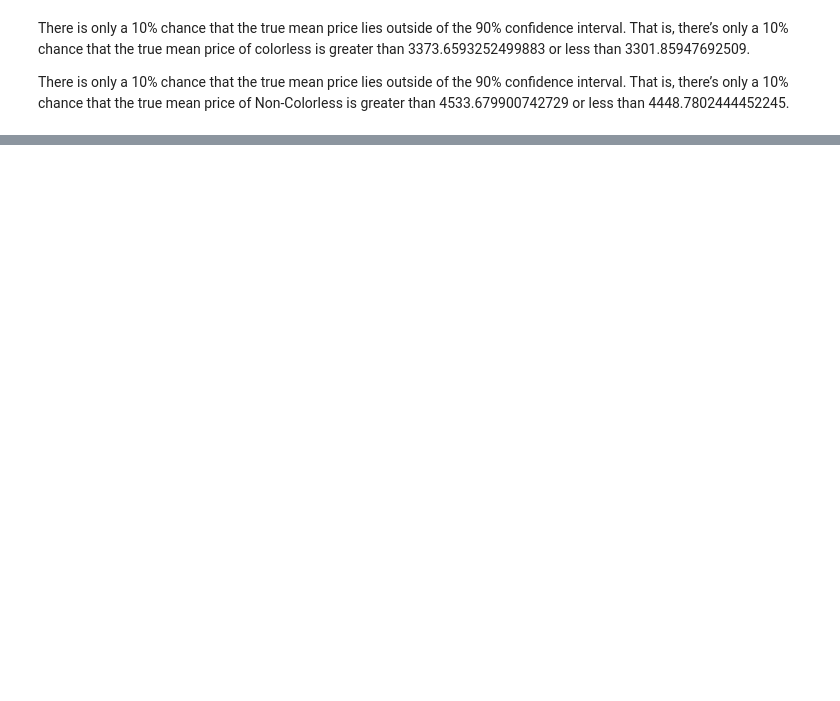
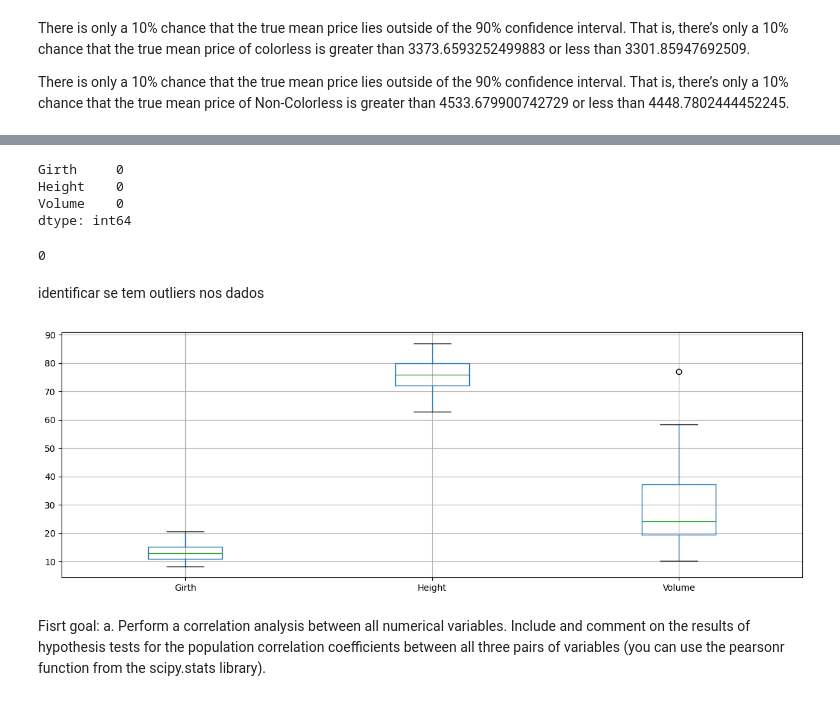
Before and after one commit to helencosta4/Stats-CA2, a Jupyter notebook: CA2.ipynb, the cells around one changed output, grey strips where cells are left out. Cells and saved outputs as stored; diff of their text form; code cells hidden in the pictures; blank space fills up the shorter version.

```diff
--- a/CA2.ipynb
+++ b/CA2.ipynb
@@ -361,0 +707,21 @@ There is only a 10% chance that the true mean price lies outside of the 90% conf
+# %%
+trees.isnull().sum()
+# %% [output]
+Girth     0
+Height    0
+Volume    0
+dtype: int64
+# %%
+trees.duplicated().sum()
+# %% [output]
+0
+# %% [markdown]
+identificar se tem outliers nos dados
+# %%
+boxplot = trees.boxplot(figsize= (15, 5))
+# %% [output]
+[figure, added]
+# %% [markdown]
+Fisrt goal: a. Perform a correlation analysis between all numerical variables. Include and comment on
+the results of hypothesis tests for the population correlation coefficients between all three
+pairs of variables (you can use the pearsonr function from the scipy.stats library).
```
Also changed, not shown: parts of 76 cells of this notebook, 1 other file.
